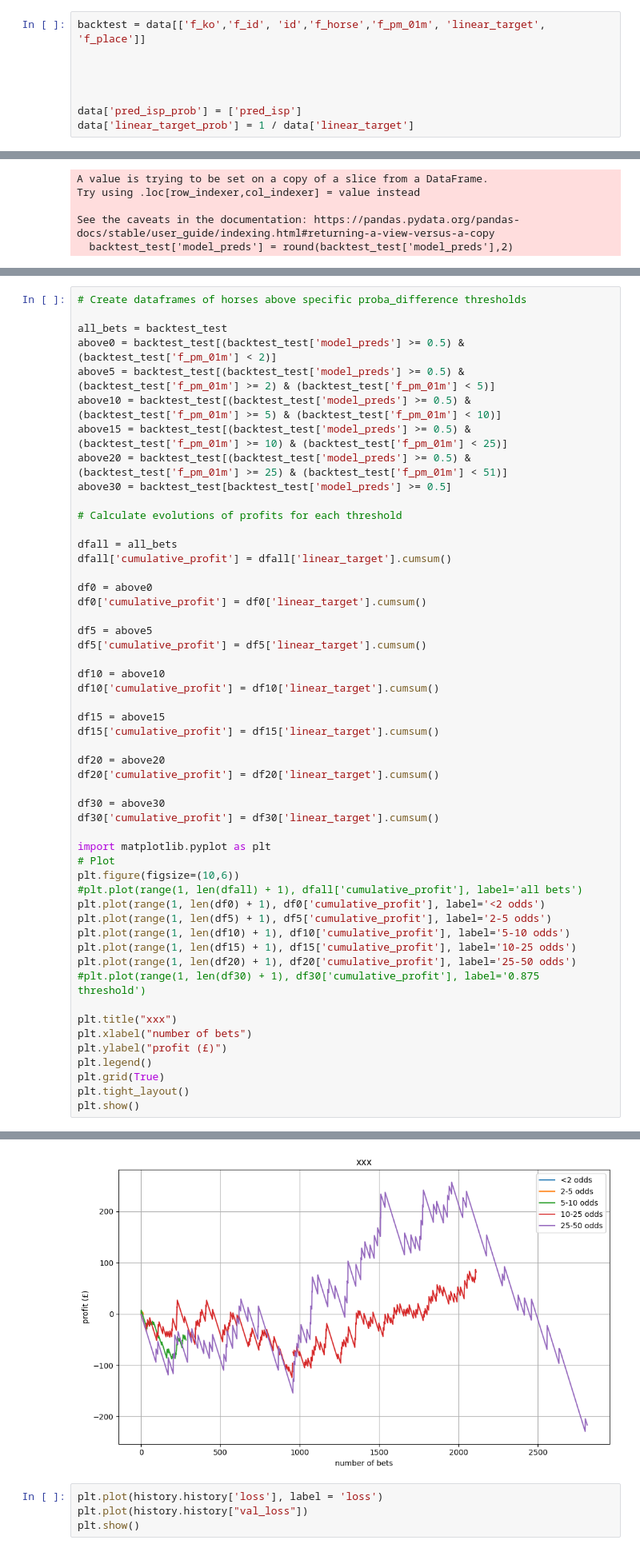
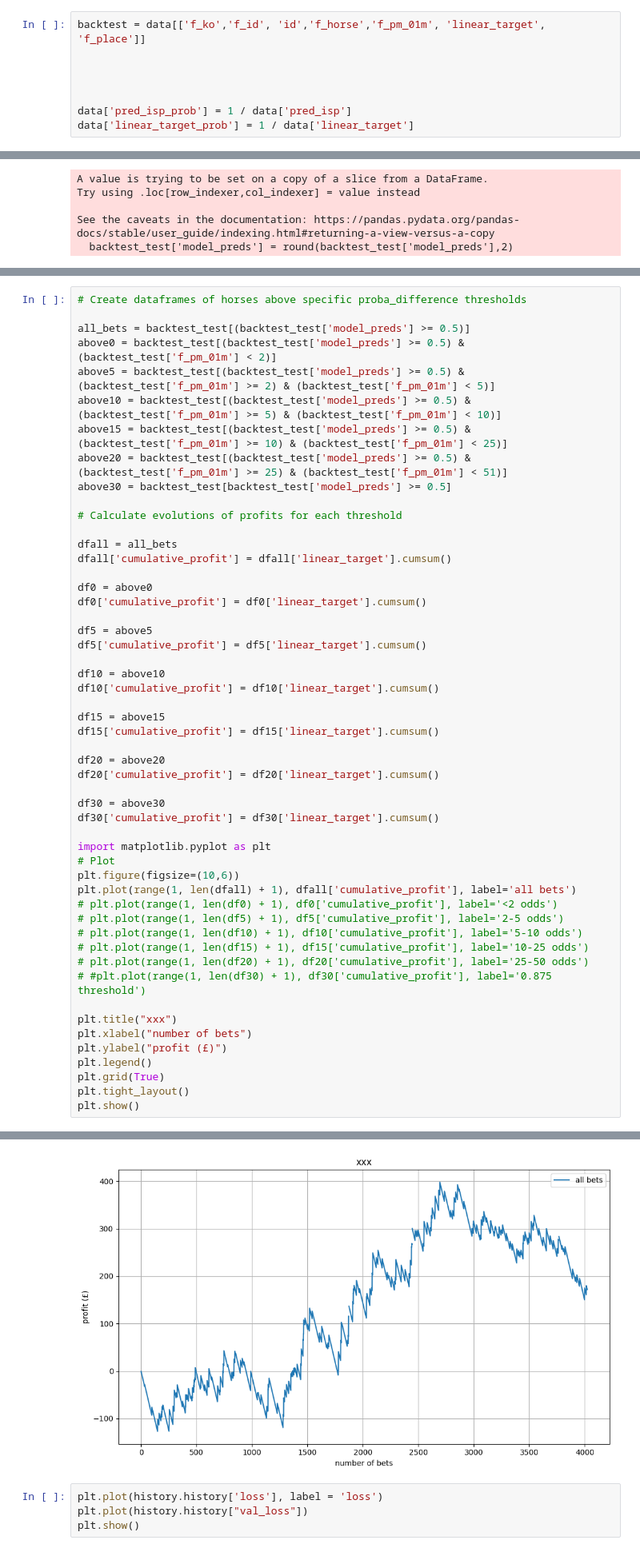
Before and after one commit to lucasglanville/and_theyre_off_backend, a Jupyter notebook: Preprocessing/Reduced_features_l50_custom_scorer.ipynb, the cells around one changed output, grey strips where cells are left out. Shown at 80% size. Drawn from its saved outputs; the diff is of its cells as text.

```diff
--- a/Preprocessing/Reduced_features_l50_custom_scorer.ipynb
+++ b/Preprocessing/Reduced_features_l50_custom_scorer.ipynb
@@ -59,7 +59,7 @@ backtest = data[['f_ko','f_id', 'id','f_horse','f_pm_01m', 'linear_target', 'f_p
 
 
 
-data['pred_isp_prob'] = ['pred_isp']
+data['pred_isp_prob'] = 1 / data['pred_isp']
 data['linear_target_prob'] = 1 / data['linear_target']
 # %%
 data.head(2)
@@ -412,7 +421,7 @@ backtest_test.head(2)
 # %%
 # Create dataframes of horses above specific proba_difference thresholds
 
-all_bets = backtest_test
+all_bets = backtest_test[(backtest_test['model_preds'] >= 0.5)]
 above0 = backtest_test[(backtest_test['model_preds'] >= 0.5) & (backtest_test['f_pm_01m'] < 2)]
 above5 = backtest_test[(backtest_test['model_preds'] >= 0.5) & (backtest_test['f_pm_01m'] >= 2) & (backtest_test['f_pm_01m'] < 5)]
 above10 = backtest_test[(backtest_test['model_preds'] >= 0.5) & (backtest_test['f_pm_01m'] >= 5) & (backtest_test['f_pm_01m'] < 10)]
@@ -445,41 +454,41 @@ df30['cumulative_profit'] = df30['linear_target'].cumsum()
 
 import matplotlib.pyplot as plt
 # Plot
 plt.figure(figsize=(10,6))
-#plt.plot(range(1, len(dfall) + 1), dfall['cumulative_profit'], label='all bets')
-plt.plot(range(1, len(df0) + 1), df0['cumulative_profit'], label='<2 odds')
-plt.plot(range(1, len(df5) + 1), df5['cumulative_profit'], label='2-5 odds')
-plt.plot(range(1, len(df10) + 1), df10['cumulative_profit'], label='5-10 odds')
-plt.plot(range(1, len(df15) + 1), df15['cumulative_profit'], label='10-25 odds')
-plt.plot(range(1, len(df20) + 1), df20['cumulative_profit'], label='25-50 odds')
-#plt.plot(range(1, len(df30) + 1), df30['cumulative_profit'], label='0.875 threshold')
+plt.plot(range(1, len(dfall) + 1), dfall['cumulative_profit'], label='all bets')
+# plt.plot(range(1, len(df0) + 1), df0['cumulative_profit'], label='<2 odds')
+# plt.plot(range(1, len(df5) + 1), df5['cumulative_profit'], label='2-5 odds')
+# plt.plot(range(1, len(df10) + 1), df10['cumulative_profit'], label='5-10 odds')
+# plt.plot(range(1, len(df15) + 1), df15['cumulative_profit'], label='10-25 odds')
+# plt.plot(range(1, len(df20) + 1), df20['cumulative_profit'], label='25-50 odds')
+# #plt.plot(range(1, len(df30) + 1), df30['cumulative_profit'], label='0.875 threshold')
 
 plt.title("xxx")
 plt.xlabel("number of bets")
 plt.ylabel("profit (£)")
 plt.legend()
 plt.grid(True)
 plt.tight_layout()
 plt.show()
 # %% [output]
 A value is trying to be set on a copy of a slice from a DataFrame.
 Try using .loc[row_indexer,col_indexer] = value instead
 
 See the caveats in the documentation: https://pandas.pydata.org/pandas-docs/stable/user_guide/indexing.html#returning-a-view-versus-a-copy
   dfall['cumulative_profit'] = dfall['linear_target'].cumsum()
 A value is trying to be set on a copy of a slice from a DataFrame.
 Try using .loc[row_indexer,col_indexer] = value instead
 
 See the caveats in the documentation: https://pandas.pydata.org/pandas-docs/stable/user_guide/indexing.html#returning-a-view-versus-a-copy
   df5['cumulative_profit'] = df5['linear_target'].cumsum()
 A value is trying to be set on a copy of a slice from a DataFrame.
 Try using .loc[row_indexer,col_indexer] = value instead
 ... (14 lines left out)
 Try using .loc[row_indexer,col_indexer] = value instead
 
 See the caveats in the documentation: https://pandas.pydata.org/pandas-docs/stable/user_guide/indexing.html#returning-a-view-versus-a-copy
   df30['cumulative_profit'] = df30['linear_target'].cumsum()
-[figure, old version]
+[figure, new version]
 # %%
 plt.plot(history.history['loss'], label = 'loss')
 plt.plot(history.history["val_loss"])
```
Also changed, not shown: parts of 14 cells of this notebook, 7 other files.
